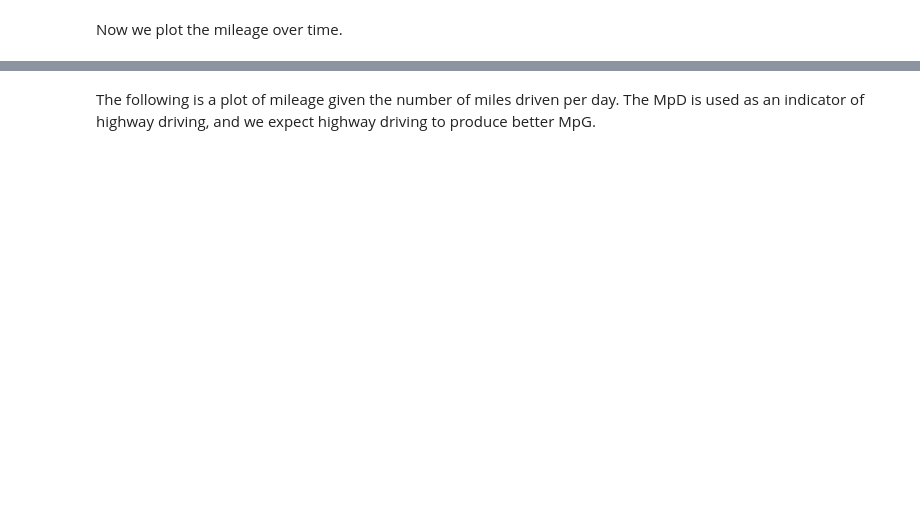
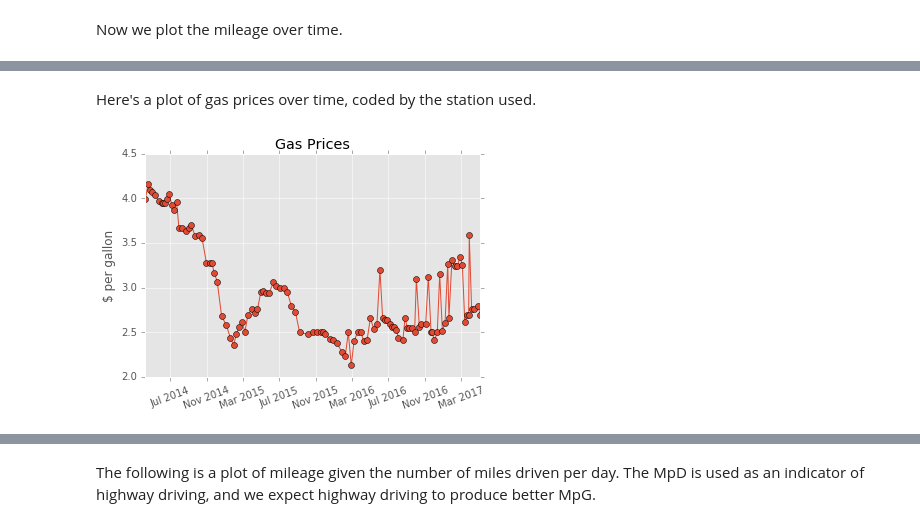
Before and after one commit to MLFontaine/data-science-side-projects, a Jupyter notebook: mpg_project/MpG_Jupyter.ipynb, the cells around one changed output, grey strips where cells are left out. Cells and saved outputs as stored; diff of their text form; code cells hidden in the pictures; blank space fills up the shorter version.

Commit message:
jupyter update and new data

```diff
--- a/mpg_project/MpG_Jupyter.ipynb
+++ b/mpg_project/MpG_Jupyter.ipynb
@@ -43,0 +63,11 @@ plt.show()
+# %% [markdown]
+Here's a plot of gas prices over time, coded by the station used.
+# %%
+plt.plot_date(matplotlib.dates.date2num(gas_data['thedate']),
+                         gas_data['costpergal'], '-o') #time-mpg
+plt.title('Gas Prices')
+plt.ylabel('$ per gallon')
+plt.xticks(rotation=20)
+plt.show()
+# %% [output]
+[figure, added]
```
Also changed, not shown: parts of 24 cells of this notebook, 1 other file.
